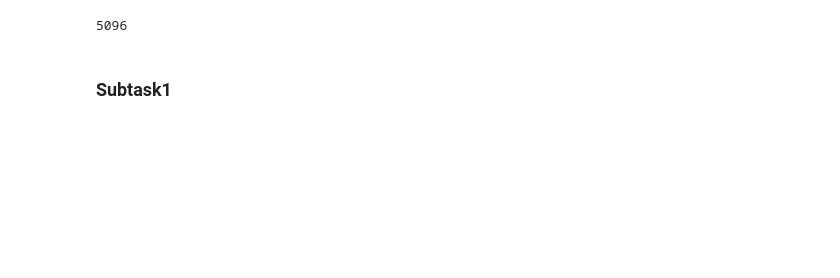
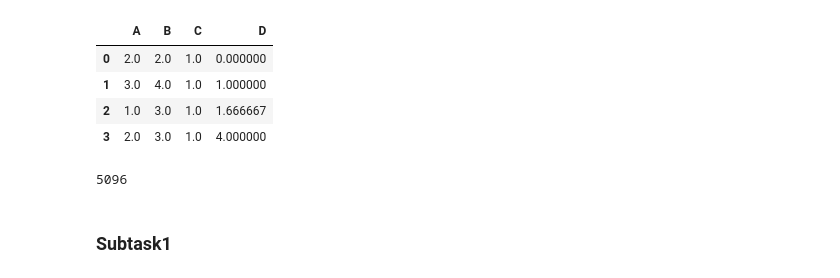
Before and after one commit to jonarivado/IML-Projects, a Jupyter notebook: Project 2/models2.ipynb, the cells around one changed output. Drawn from its saved outputs; the diff is of its cells as text; code cells hidden in the pictures; blank space fills up the shorter version.

```diff
--- a/Project 2/models2.ipynb
+++ b/Project 2/models2.ipynb
@@ -81,3 +88,16 @@ Name: LABEL_BaseExcess, Length: 18995, dtype: float64
+# %%
+df = pd.DataFrame([[np.nan, 2, 1, 0],
+                   [3, 4, np.nan, 1],
+                   [1, np.nan, np.nan, np.nan],
+                   [np.nan, 3, np.nan, 4]],
+                  columns=list("ABCD"))
+df.fillna(df.mean())
+# %% [output]
+|  | A | B | C | D |
+| 0 | 2.0 | 2.0 | 1.0 | 0.000000 |
+| 1 | 3.0 | 4.0 | 1.0 | 1.000000 |
+| 2 | 1.0 | 3.0 | 1.0 | 1.666667 |
+| 3 | 2.0 | 3.0 | 1.0 | 4.000000 |
 # %%
 # %% [output]
 5096
```
Also changed, not shown: parts of 4 cells of this notebook, 6 other files.
